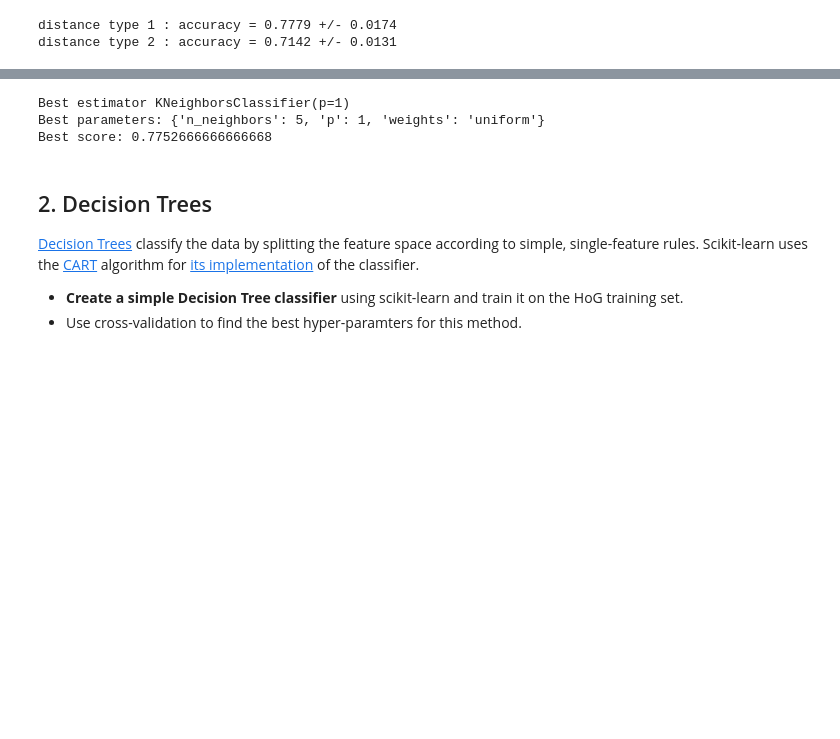
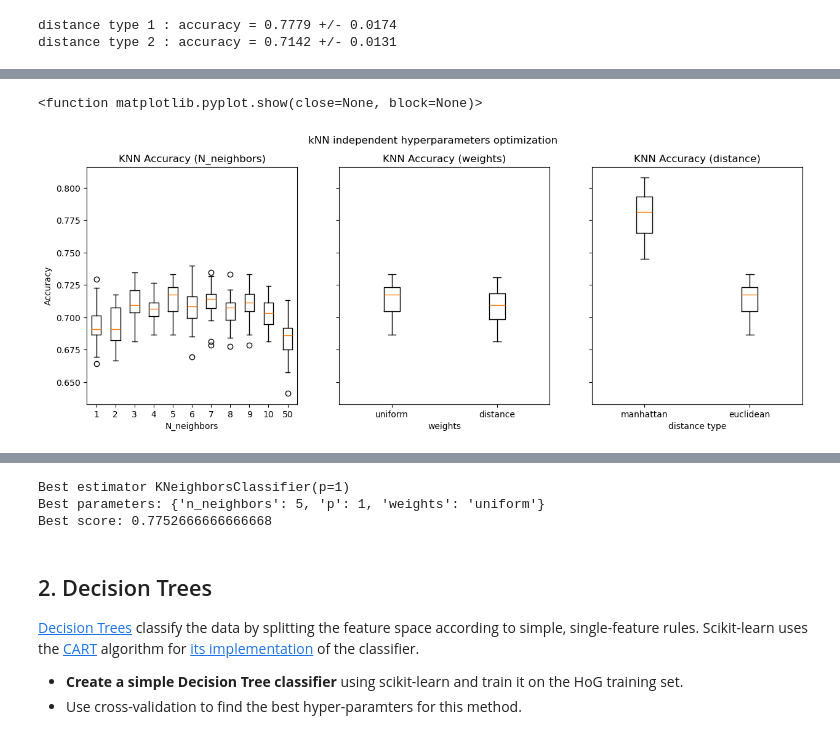
Before and after one commit to Raspberree/info-h-501, a Jupyter notebook: docs/LABS/ML1_Nearest_Neighbours_and_Decision_Trees.ipynb, the cells around one changed output, grey strips where cells are left out. Saved outputs shown, nothing was run; the diff lists cells and outputs as text; code cells hidden in the pictures; blank space fills up the shorter version.

```diff
--- a/docs/LABS/ML1_Nearest_Neighbours_and_Decision_Trees.ipynb
+++ b/docs/LABS/ML1_Nearest_Neighbours_and_Decision_Trees.ipynb
@@ -176,0 +253,25 @@ plt.show()
+# %%
+# ======Plot=======
+fig, [ax1, ax2, ax3] = plt.subplots(nrows=1, ncols=3, figsize=(15,5), sharey=True)
+
+#n_neighbors
+ax1.boxplot(x=all_splits_nn, tick_labels=nns)
+ax1.set_title("KNN Accuracy (N_neighbors)")
+ax1.set_xlabel("N_neighbors")
+ax1.set_ylabel("Accuracy")
+
+# weights
+ax2.boxplot(all_splits_w, tick_labels=ws)
+ax2.set_title("KNN Accuracy (weights)")
+ax2.set_xlabel("weights")
+
+# p (distance type)
+ax3.boxplot(all_splits_d, tick_labels=["manhattan", "euclidean"])
+ax3.set_title("KNN Accuracy (distance)")
+ax3.set_xlabel("distance type")
+
+fig.suptitle("kNN independent hyperparameters optimization")
+plt.show
+# %% [output]
+<function matplotlib.pyplot.show(close=None, block=None)>
+[figure, added]
```
Also changed, not shown: parts of 10 cells of this notebook, 5 other files.
